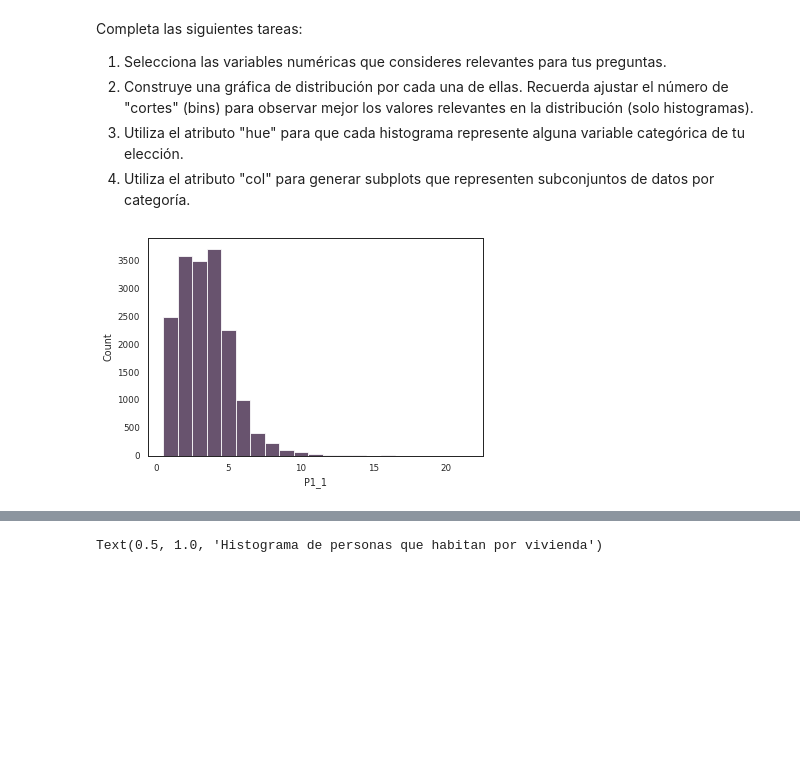
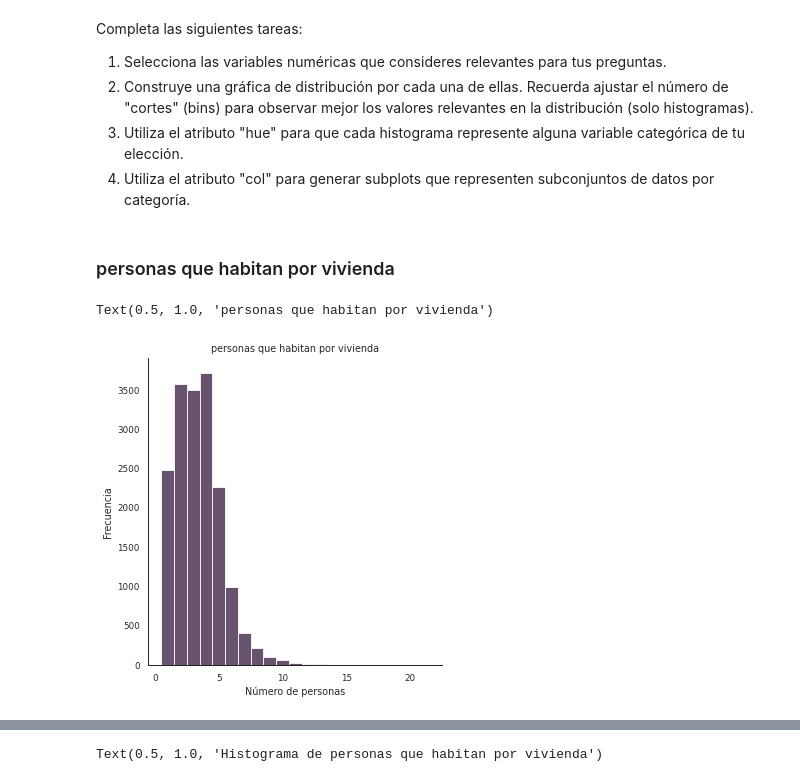
Before and after one commit to salazar-io/Challenge-Data-Visualization_DevF, a Jupyter notebook: Copy_of_Copia_de_Challenge_2.ipynb, the cells around one changed output, grey strips where cells are left out. Drawn from its saved outputs; the diff is of its cells as text; code cells hidden in the pictures; blank space fills up the shorter version.

```diff
--- a/Copy_of_Copia_de_Challenge_2.ipynb
+++ b/Copy_of_Copia_de_Challenge_2.ipynb
@@ -103,16 +106,6 @@ P4.55 ¿Cuánto cree que vale lo que tienen en esta vivienda como televisión, r
 - 999999999 No sabe
 # %% [markdown]
 ## Limpieza de datos, mapeando los valores de los catálogos
-# %%
-
-inegi_df2["P4_50"] = inegi_df2["P4_50"].map(lambda x: x if( x>=1 and x<=4000000) else -1, na_action='ignore')
-
-inegi_df2["P4_6"] = inegi_df2["P4_6"].map(lambda x: x if( x>=100 and x<=25000) else -1, na_action='ignore')
-inegi_df2["P4_10"] = inegi_df2["P4_10"].map(lambda x: x if( x>=10000 and x<=30070000) else -1, na_action='ignore')
-# %%
-
-inegi_df2["P4_55"] = inegi_df2["P4_55"].map(lambda x: x if( x>=15 and x<=150000000) else -1, na_action='ignore')
-inegi_df2["P4_50"] = inegi_df2["P4_50"].map(lambda x: x if( x>=1 and x<=4000000) else -1, na_action='ignore')
 # %%
 inegi_df2["P4_10A"] = inegi_df2["P4_10A"].map({1: "Hasta 400,000", 2: "De 400,001 a 600,000", 3: "De 600,001 a 1,000,000", 4:"De 1,000,001 a 2,500,000", 5:"De 2,500,001 a 5,000,000", 6:"Más de 5,000,001", 8:"No responde", 9:"No sabe"})
 # %%
@@ -177,7 +160,3 @@ Completa las siguientes tareas:
 2. Construye una gráfica de distribución por cada una de ellas. Recuerda ajustar el número de "cortes" (bins) para observar mejor los valores relevantes en la distribución (solo histogramas).
 3. Utiliza el atributo "hue" para que cada histograma represente alguna variable categórica de tu elección.
 4. Utiliza el atributo "col" para generar subplots que representen subconjuntos de datos por categoría.
-# %%
-ax = sns.histplot(inegi_df2, x = "P1_1", discrete=(True, False))
-# %% [output]
-[figure, removed]
@@ -183,0 +165,10 @@ ax = sns.histplot(inegi_df2, x = "P1_1", discrete=(True, False))
+# %% [markdown]
+### personas que habitan por vivienda
+# %%
+ax = sns.displot(inegi_df2["P1_1"], discrete=True)
+plt.xlabel("Número de personas")
+plt.ylabel("Frecuencia")
+plt.title("personas que habitan por vivienda")
+# %% [output]
+Text(0.5, 1.0, 'personas que habitan por vivienda')
+[figure, added]
```
Also changed, not shown: parts of 20 cells of this notebook.
